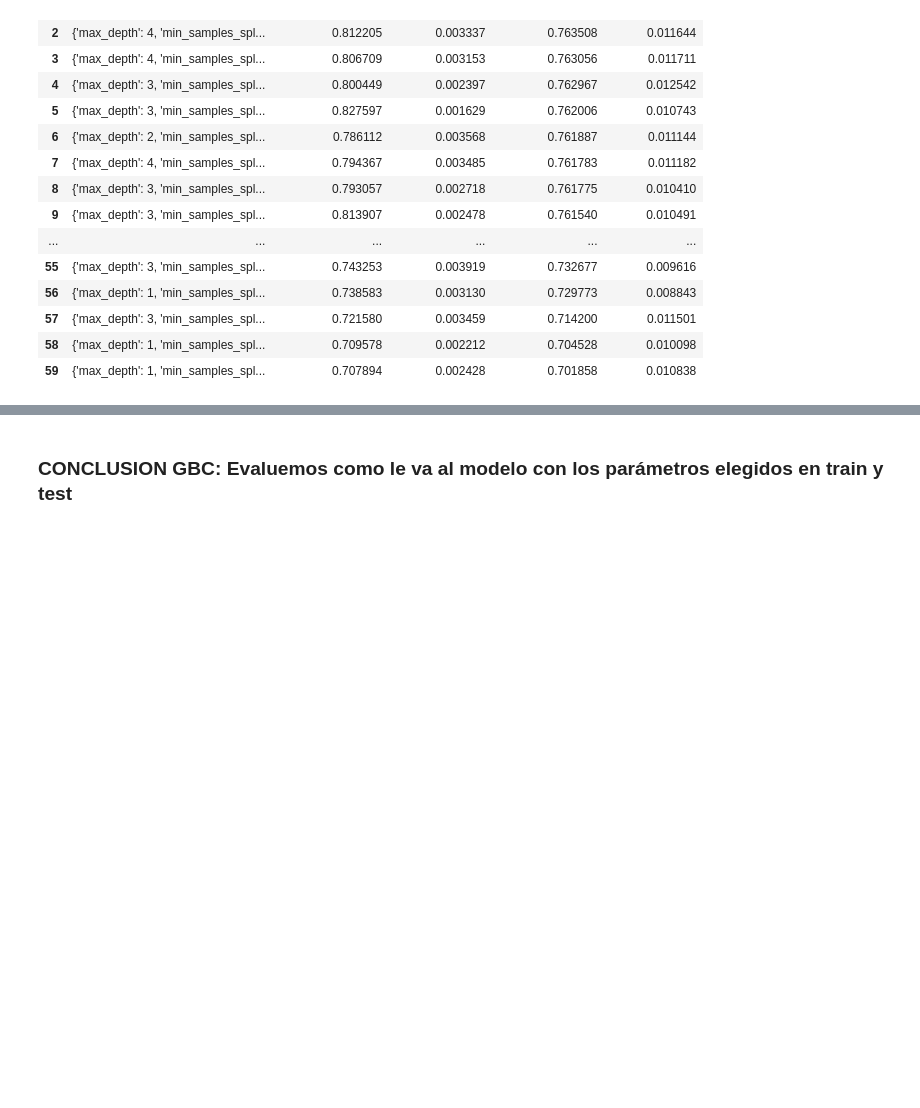
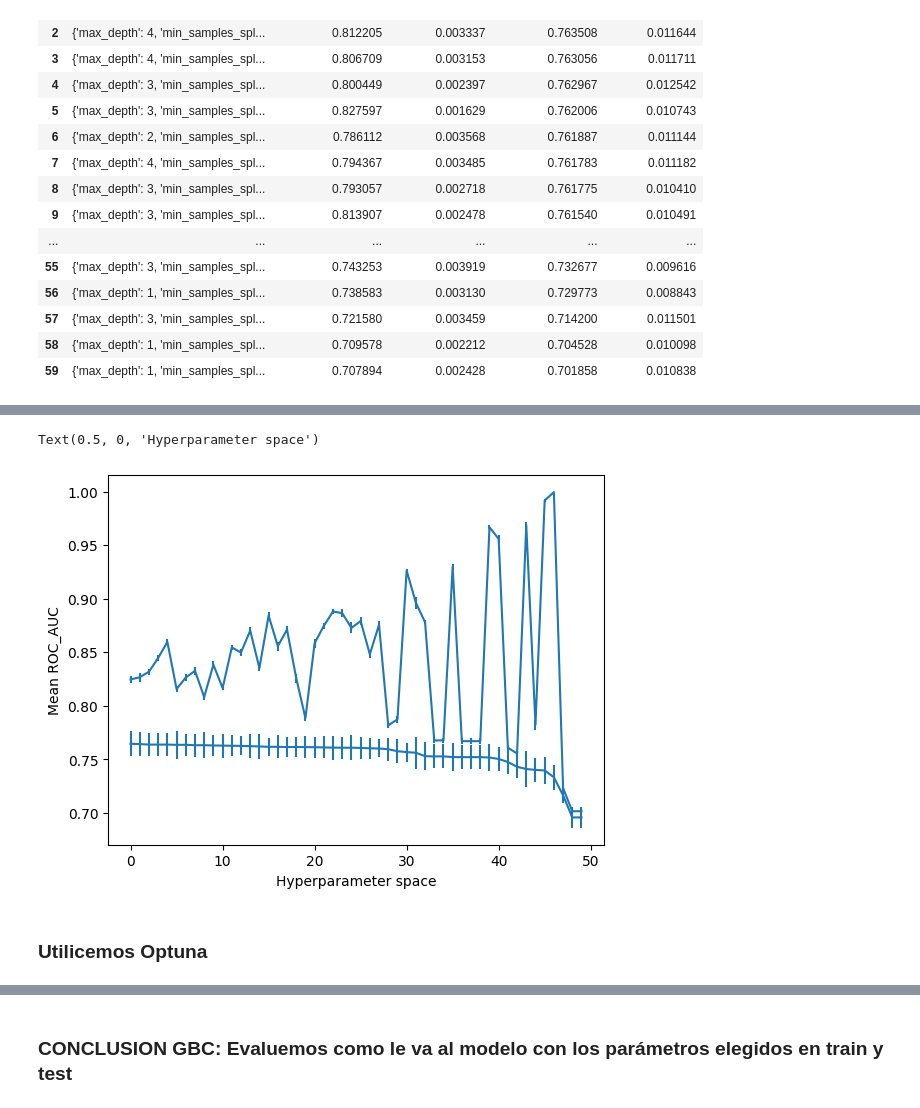
Before and after one commit to jpantojaj/CreditScoring, a Jupyter notebook: Sesión_14_15_Modelos_Machine_Learning.ipynb, the cells around one changed output, grey strips where cells are left out. Cells and saved outputs as stored; diff of their text form; code cells hidden in the pictures; blank space fills up the shorter version.

```diff
--- a/Sesión_14_15_Modelos_Machine_Learning.ipynb
+++ b/Sesión_14_15_Modelos_Machine_Learning.ipynb
@@ -1653,0 +1749,20 @@ Text(0.5, 0, 'Hyperparameter space')
+# %%
+gbm = GradientBoostingClassifier(random_state=0)
+param_grid = {
+    'n_estimators': (10, 120),
+    'min_samples_split': (0.001, 0.99, 'log-uniform'),
+    'max_depth': (1, 10),
+}
+# %%
+search_bs_gbc = BayesSearchCV(
+    estimator=gbm,
+    search_spaces=param_grid,
+    scoring='roc_auc',
+    cv=5,
+    n_iter=50,
+    random_state=10,
+    n_jobs=4,
+    return_train_score=True)
+
+search_bs_gbc.fit(X_train_t2_p, y_train)
+search_bs_gbc.best_params_
@@ -1653,0 +1773,5 @@ Text(0.5, 0, 'Hyperparameter space')
+# %%
+results = pd.DataFrame(search_bs_gbc.cv_results_)[['params', 'mean_train_score', 'std_train_score','mean_test_score', 'std_test_score']]
+results.sort_values(by='mean_test_score', ascending=False, inplace=True)
+results.reset_index(drop=True, inplace=True)
+results
@@ -1653,0 +1796,10 @@ Text(0.5, 0, 'Hyperparameter space')
+# %%
+results['mean_train_score'].plot(yerr=[results['std_train_score'], results['std_train_score']], subplots=True)
+results['mean_test_score'].plot(yerr=[results['std_test_score'], results['std_test_score']], subplots=True)
+plt.ylabel('Mean ROC_AUC')
+plt.xlabel('Hyperparameter space')
+# %% [output]
+Text(0.5, 0, 'Hyperparameter space')
+[figure, added]
+# %% [markdown]
+### Utilicemos Optuna
```
Also changed, not shown: parts of 109 cells of this notebook.
